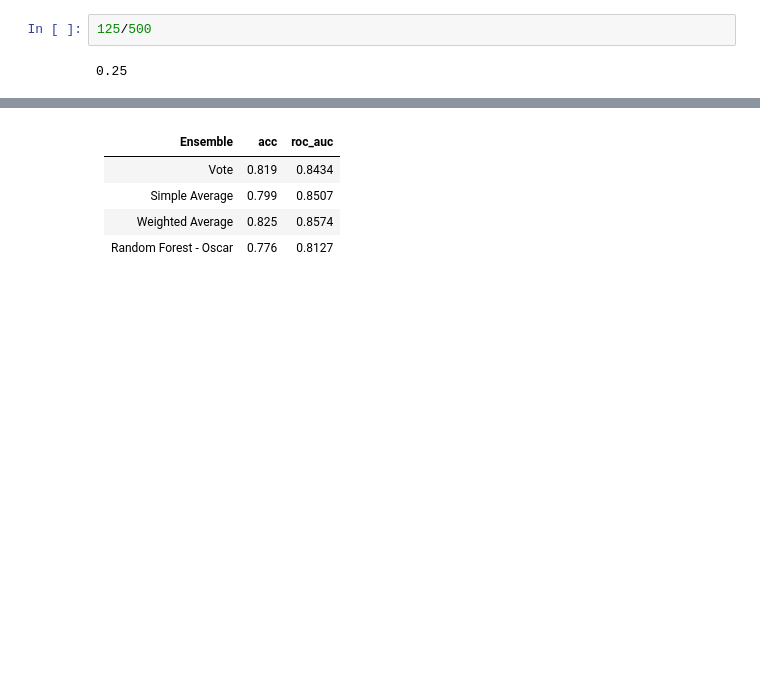
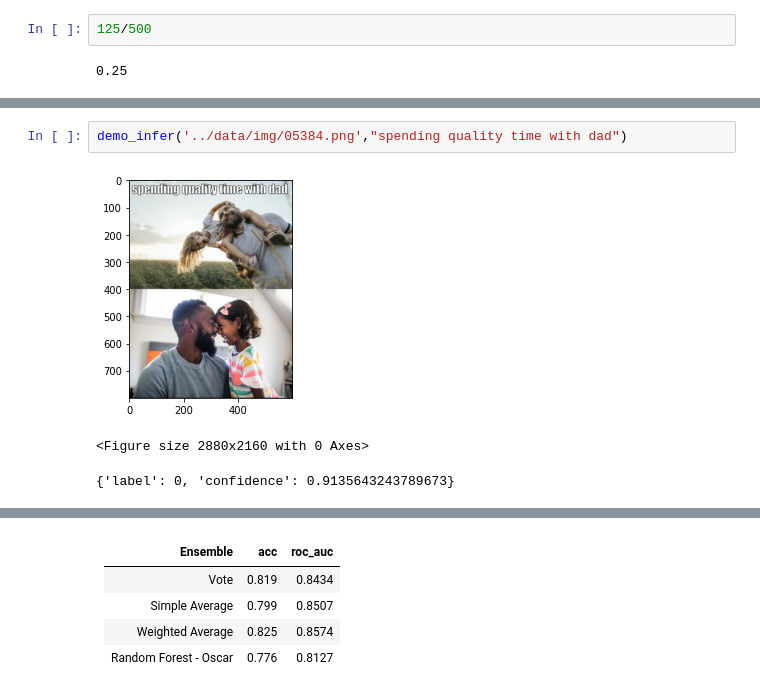
Before and after one commit to fff321755/pdlsp-final-project, a Jupyter notebook: eval.ipynb, the cells around one changed output, grey strips where cells are left out. Drawn from its saved outputs; the diff is of its cells as text; blank space fills up the shorter version.

```diff
--- a/eval.ipynb
+++ b/eval.ipynb
@@ -599,0 +648,6 @@ Name: label, dtype: int64
+# %%
+demo_infer('../data/img/05384.png',"spending quality time with dad")
+# %% [output]
+[figure, added]
+<Figure size 2880x2160 with 0 Axes>
+{'label': 0, 'confidence': 0.9135643243789673}
```
Also changed, not shown: parts of 6 cells of this notebook.
